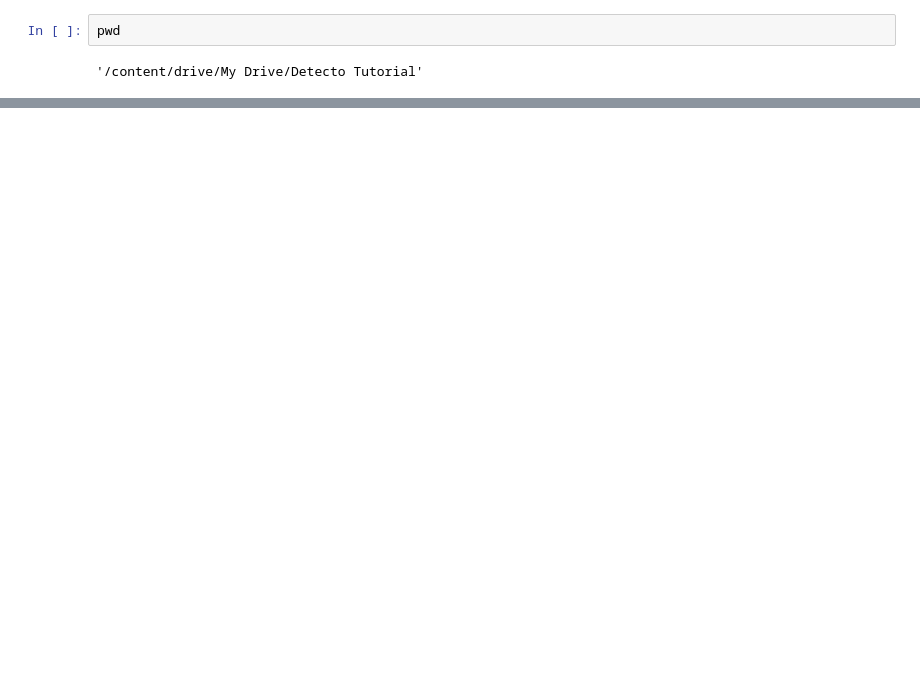
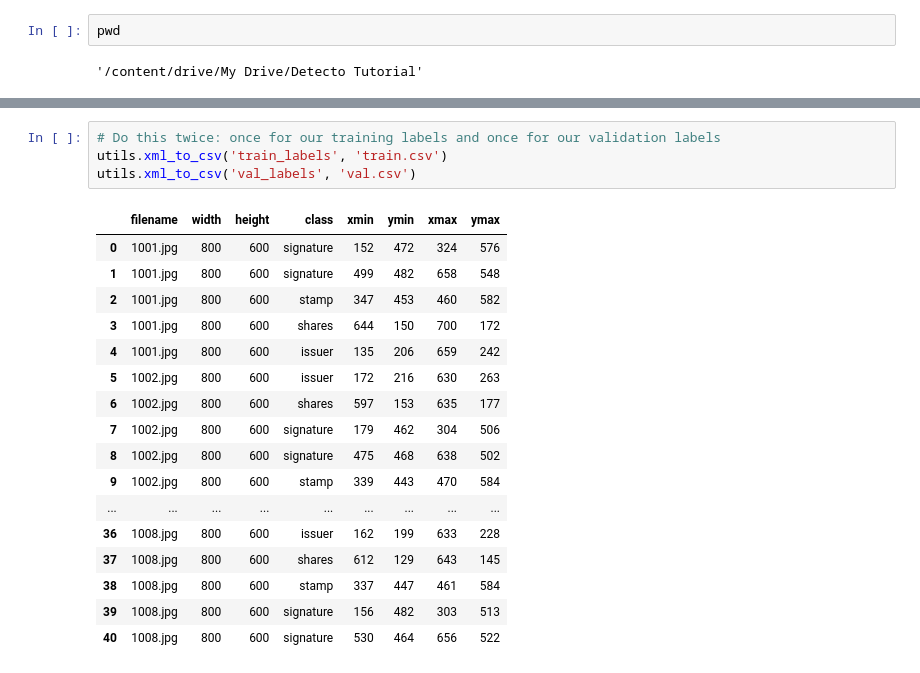
Before and after one commit to praveentn/hgwxx7, a Jupyter notebook: transferlearning/obj_detection_frcnn_resnet_detecto_2.ipynb, the cells around one changed output, grey strips where cells are left out. Saved outputs shown, nothing was run; the diff lists cells and outputs as text; blank space fills up the shorter version.

```diff
--- a/transferlearning/obj_detection_frcnn_resnet_detecto_2.ipynb
+++ b/transferlearning/obj_detection_frcnn_resnet_detecto_2.ipynb
@@ -89,0 +155,22 @@ ValueError: ignored
+# %%
+# Do this twice: once for our training labels and once for our validation labels
+utils.xml_to_csv('train_labels', 'train.csv')
+utils.xml_to_csv('val_labels', 'val.csv')
+# %% [output]
+|  | filename | width | height | class | xmin | ymin | xmax | ymax |
+| 0 | 1001.jpg | 800 | 600 | signature | 152 | 472 | 324 | 576 |
+| 1 | 1001.jpg | 800 | 600 | signature | 499 | 482 | 658 | 548 |
+| 2 | 1001.jpg | 800 | 600 | stamp | 347 | 453 | 460 | 582 |
+| 3 | 1001.jpg | 800 | 600 | shares | 644 | 150 | 700 | 172 |
+| 4 | 1001.jpg | 800 | 600 | issuer | 135 | 206 | 659 | 242 |
+| 5 | 1002.jpg | 800 | 600 | issuer | 172 | 216 | 630 | 263 |
+| 6 | 1002.jpg | 800 | 600 | shares | 597 | 153 | 635 | 177 |
+| 7 | 1002.jpg | 800 | 600 | signature | 179 | 462 | 304 | 506 |
+| 8 | 1002.jpg | 800 | 600 | signature | 475 | 468 | 638 | 502 |
+| 9 | 1002.jpg | 800 | 600 | stamp | 339 | 443 | 470 | 584 |
+| ... | ... | ... | ... | ... | ... | ... | ... | ... |
+| 36 | 1008.jpg | 800 | 600 | issuer | 162 | 199 | 633 | 228 |
+| 37 | 1008.jpg | 800 | 600 | shares | 612 | 129 | 643 | 145 |
+| 38 | 1008.jpg | 800 | 600 | stamp | 337 | 447 | 461 | 584 |
+| 39 | 1008.jpg | 800 | 600 | signature | 156 | 482 | 303 | 513 |
+| 40 | 1008.jpg | 800 | 600 | signature | 530 | 464 | 656 | 522 |
```
Also changed, not shown: parts of 22 cells of this notebook.
